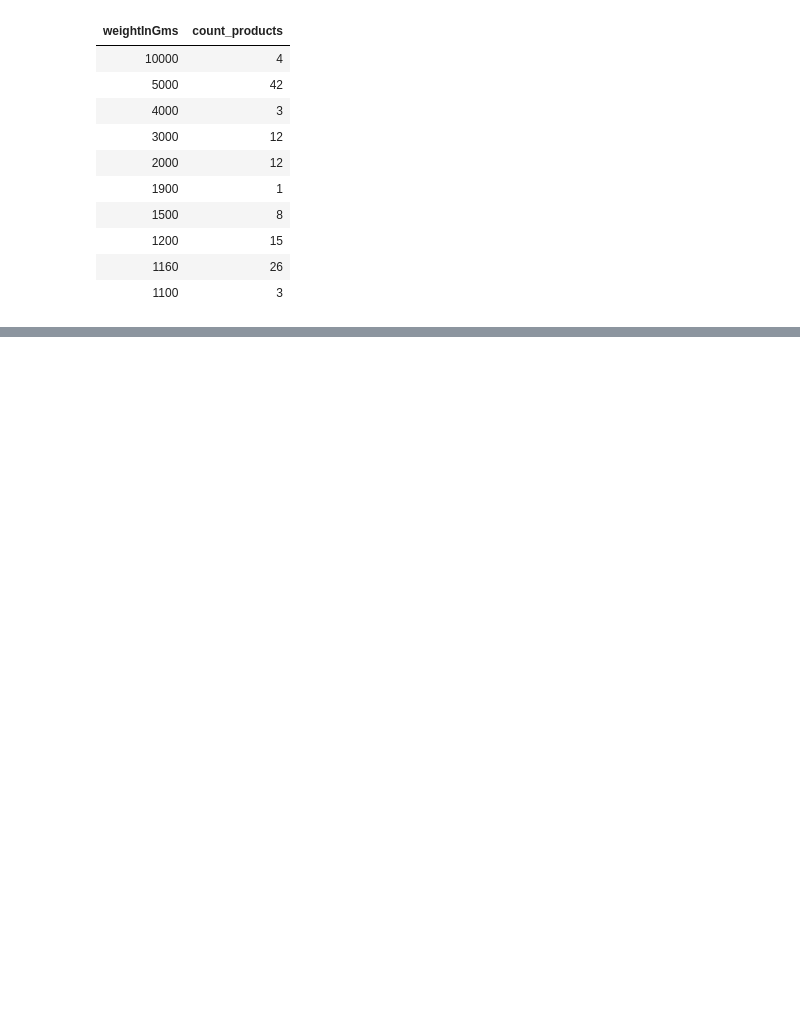
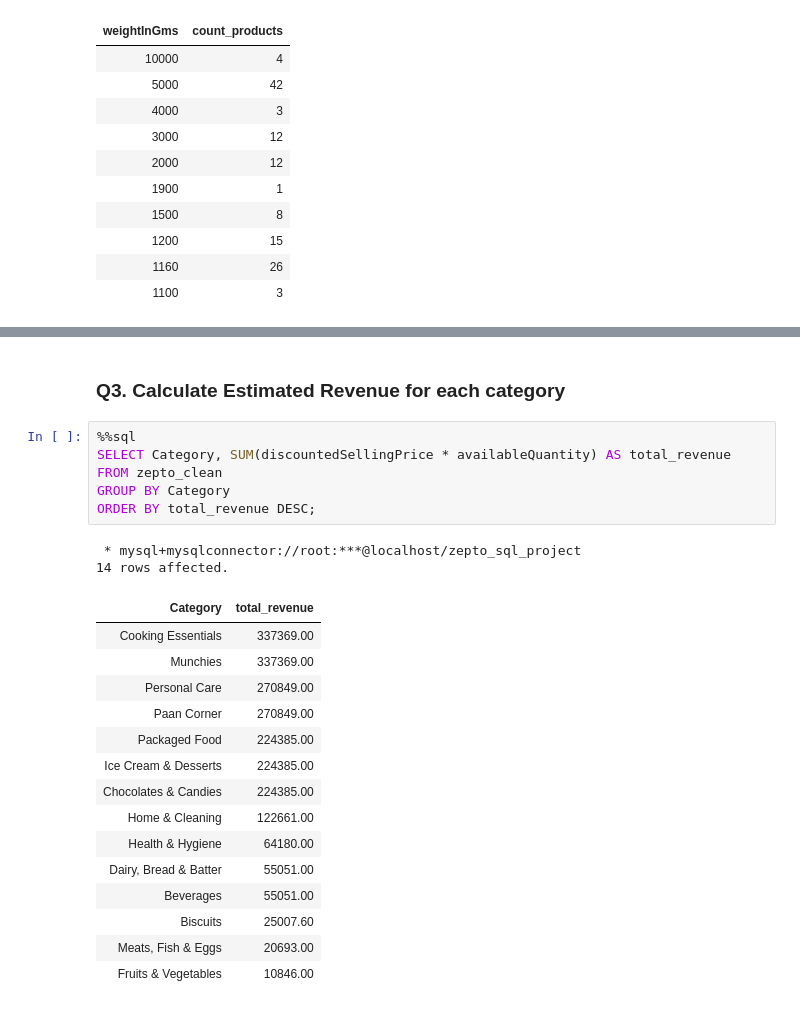
Before and after one commit to S8naK/E-Commerce-Inventory-Analysis, a Jupyter notebook: zepto_inventory_analysis.ipynb, the cells around one changed output, grey strips where cells are left out. Saved outputs shown, nothing was run; the diff lists cells and outputs as text; blank space fills up the shorter version.

```diff
--- a/zepto_inventory_analysis.ipynb
+++ b/zepto_inventory_analysis.ipynb
@@ -317,0 +395,26 @@ LIMIT 10;
+# %% [markdown]
+### Q3. Calculate Estimated Revenue for each category
+# %%
+%%sql
+SELECT Category, SUM(discountedSellingPrice * availableQuantity) AS total_revenue
+FROM zepto_clean
+GROUP BY Category
+ORDER BY total_revenue DESC;
+# %% [output]
+ * mysql+mysqlconnector://root:***@localhost/zepto_sql_project
+14 rows affected.
+| Category | total_revenue |
+| Cooking Essentials | 337369.00 |
+| Munchies | 337369.00 |
+| Personal Care | 270849.00 |
+| Paan Corner | 270849.00 |
+| Packaged Food | 224385.00 |
+| Ice Cream & Desserts | 224385.00 |
+| Chocolates & Candies | 224385.00 |
+| Home & Cleaning | 122661.00 |
+| Health & Hygiene | 64180.00 |
+| Dairy, Bread & Batter | 55051.00 |
+| Beverages | 55051.00 |
+| Biscuits | 25007.60 |
+| Meats, Fish & Eggs | 20693.00 |
+| Fruits & Vegetables | 10846.00 |
```
Also changed, not shown: parts of 56 cells of this notebook, 1 other file.
